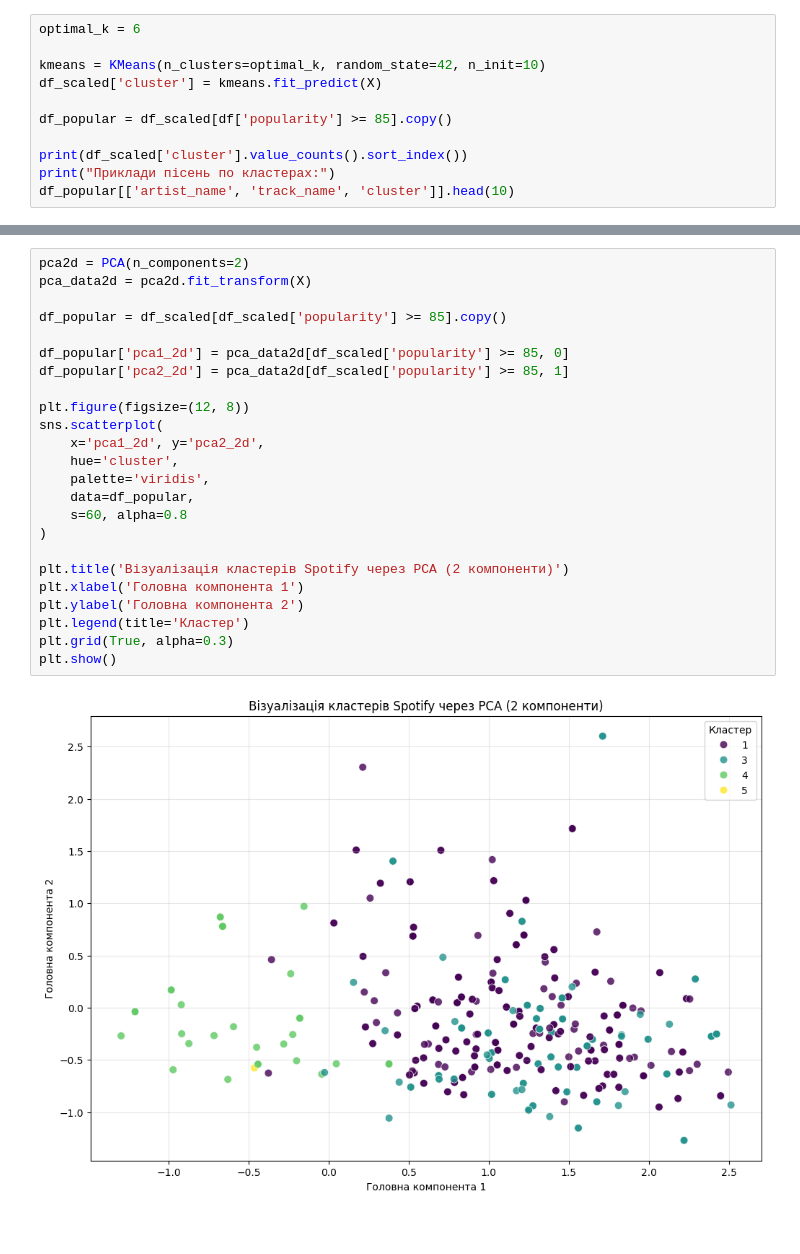
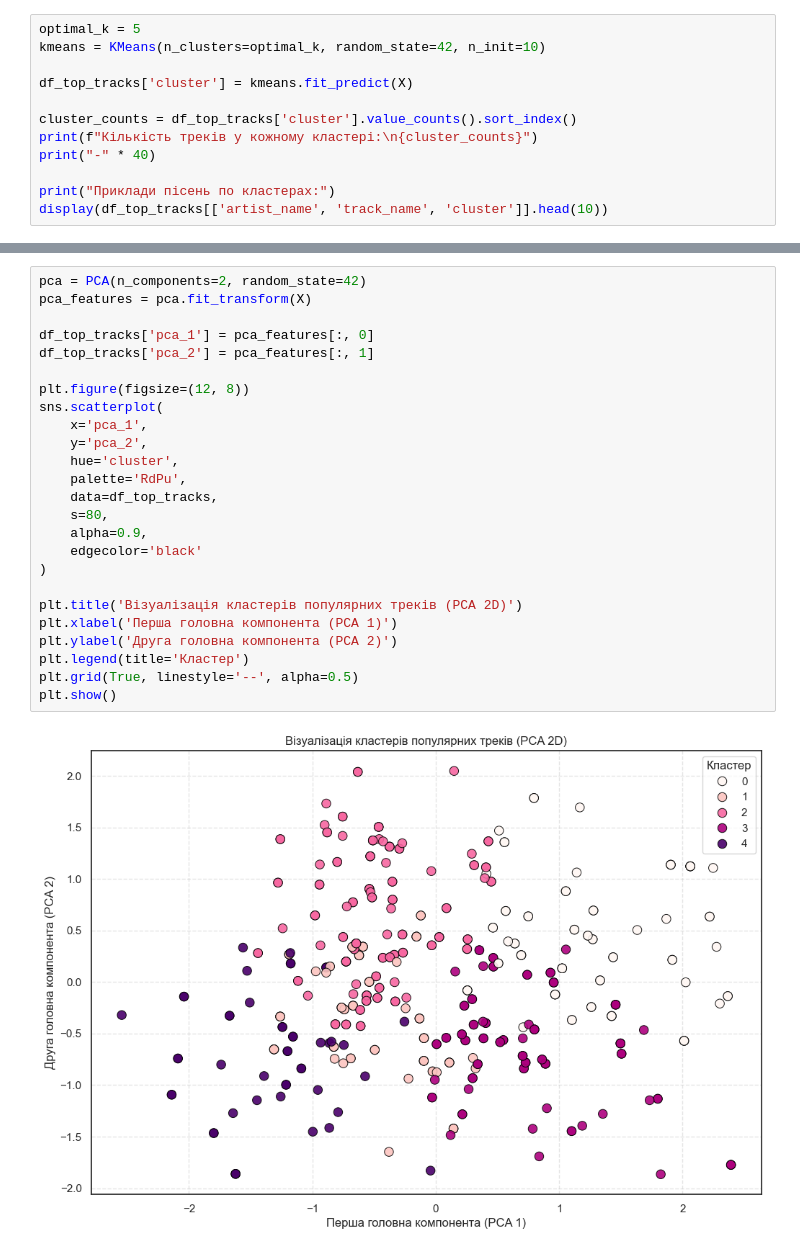
Before and after one commit to valeriiafrolova/DM, a Jupyter notebook: lab3DM.ipynb, the cells around one changed output, grey strips where cells are left out. Saved outputs shown, nothing was run; the diff lists cells and outputs as text; blank space fills up the shorter version.

```diff
--- a/lab3DM.ipynb
+++ b/lab3DM.ipynb
@@ -82,12 +91,13 @@ plt.show()
 # %%
-optimal_k = 6
+optimal_k = 5
+kmeans = KMeans(n_clusters=optimal_k, random_state=42, n_init=10)
 
-kmeans = KMeans(n_clusters=optimal_k, random_state=42, n_init=10)
-df_scaled['cluster'] = kmeans.fit_predict(X)
+df_top_tracks['cluster'] = kmeans.fit_predict(X)
 
-df_popular = df_scaled[df['popularity'] >= 85].copy()
+cluster_counts = df_top_tracks['cluster'].value_counts().sort_index()
+print(f"Кількість треків у кожному кластері:\n{cluster_counts}")
+print("-" * 40)
 
-print(df_scaled['cluster'].value_counts().sort_index())
 print("Приклади пісень по кластерах:")
-df_popular[['artist_name', 'track_name', 'cluster']].head(10)
+display(df_top_tracks[['artist_name', 'track_name', 'cluster']].head(10))
 # %% [output]
@@ -114,26 +129,27 @@ Name: count, dtype: int64
 # %%
-pca2d = PCA(n_components=2)
-pca_data2d = pca2d.fit_transform(X)
+pca = PCA(n_components=2, random_state=42)
+pca_features = pca.fit_transform(X)
 
-df_popular = df_scaled[df_scaled['popularity'] >= 85].copy()
-
-df_popular['pca1_2d'] = pca_data2d[df_scaled['popularity'] >= 85, 0]
-df_popular['pca2_2d'] = pca_data2d[df_scaled['popularity'] >= 85, 1]
+df_top_tracks['pca_1'] = pca_features[:, 0]
+df_top_tracks['pca_2'] = pca_features[:, 1]
 
 plt.figure(figsize=(12, 8))
 sns.scatterplot(
-    x='pca1_2d', y='pca2_2d',
+    x='pca_1',
+    y='pca_2',
     hue='cluster',
-    palette='viridis',
-    data=df_popular,
-    s=60, alpha=0.8
+    palette='RdPu',
+    data=df_top_tracks,
+    s=80,
+    alpha=0.9,
+    edgecolor='black'
 )
 
-plt.title('Візуалізація кластерів Spotify через PCA (2 компоненти)')
-plt.xlabel('Головна компонента 1')
-plt.ylabel('Головна компонента 2')
+plt.title('Візуалізація кластерів популярних треків (PCA 2D)')
+plt.xlabel('Перша головна компонента (PCA 1)')
+plt.ylabel('Друга головна компонента (PCA 2)')
 plt.legend(title='Кластер')
-plt.grid(True, alpha=0.3)
+plt.grid(True, linestyle='--', alpha=0.5)
 plt.show()
 # %% [output]
-[figure, old version]
+[figure, new version]
```
Also changed, not shown: parts of 16 cells of this notebook.
